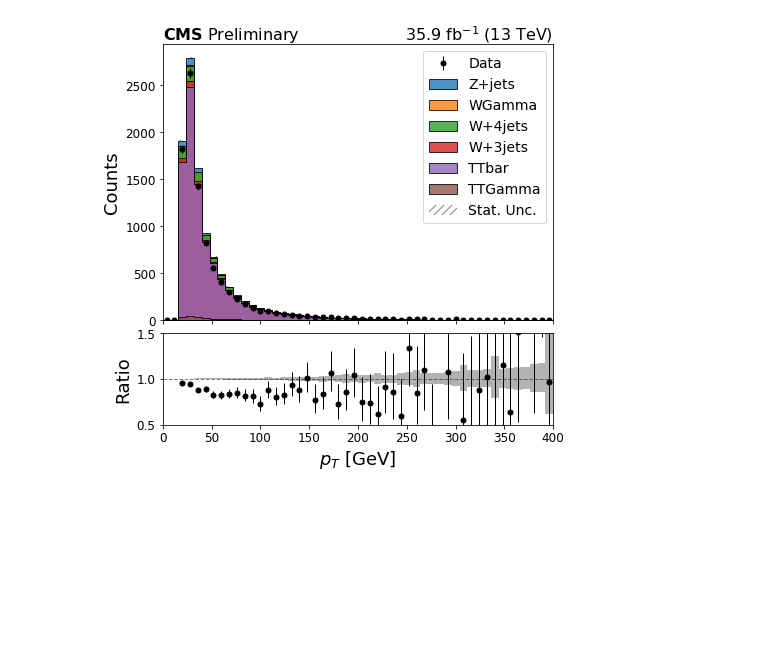
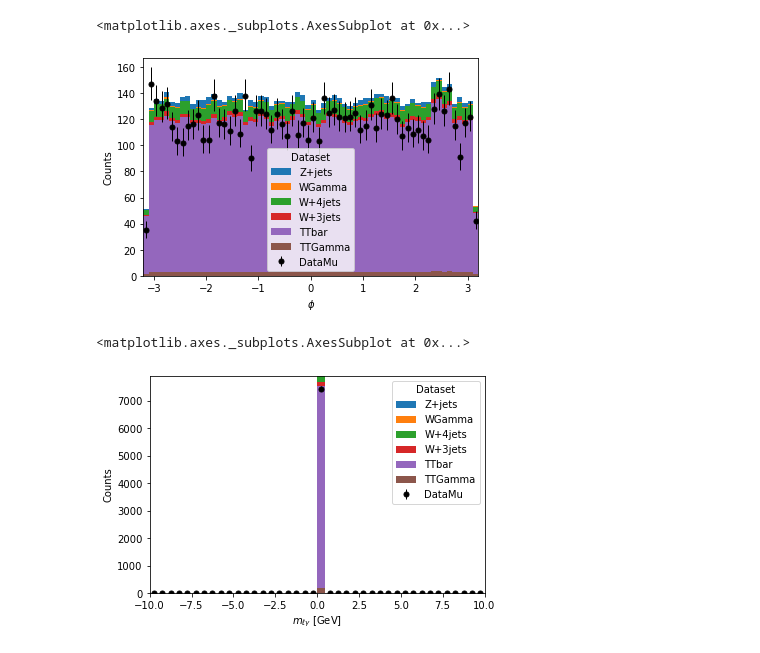
Before and after one commit to lorizahasa/TopAnalysisExample, a Jupyter notebook: Photon.ipynb, the cells around one changed output. Saved outputs shown, nothing was run; the diff lists cells and outputs as text; code cells hidden in the pictures; blank space fills up the shorter version.

Commit message:
Adding Photon Selection

```diff
--- a/Photon.ipynb
+++ b/Photon.ipynb
@@ -472,4 +460,12 @@ hData = outputData['photon_pt'].sum('dataset')
-# %%
-plotWithRatio(outputMC['photon_pt'], overlay='dataset', hData=hData, invertStack=True)
-# %% [output]
-[figure, removed]
+# %%
+hist.plot1d(outputData['photon_phi'],overlay='dataset',error_opts=data_err_opts)
+hist.plot1d(outputMC['photon_phi'],overlay='dataset',stack=True)
+# %% [output]
+<matplotlib.axes._subplots.AxesSubplot at 0x...>
+[figure, added]
+# %%
+hist.plot1d(outputData['photon_mass'],overlay='dataset',error_opts=data_err_opts)
+hist.plot1d(outputMC['photon_mass'],overlay='dataset',stack=True)
+# %% [output]
+<matplotlib.axes._subplots.AxesSubplot at 0x...>
+[figure, added]
```
Also changed, not shown: parts of 12 cells of this notebook.
